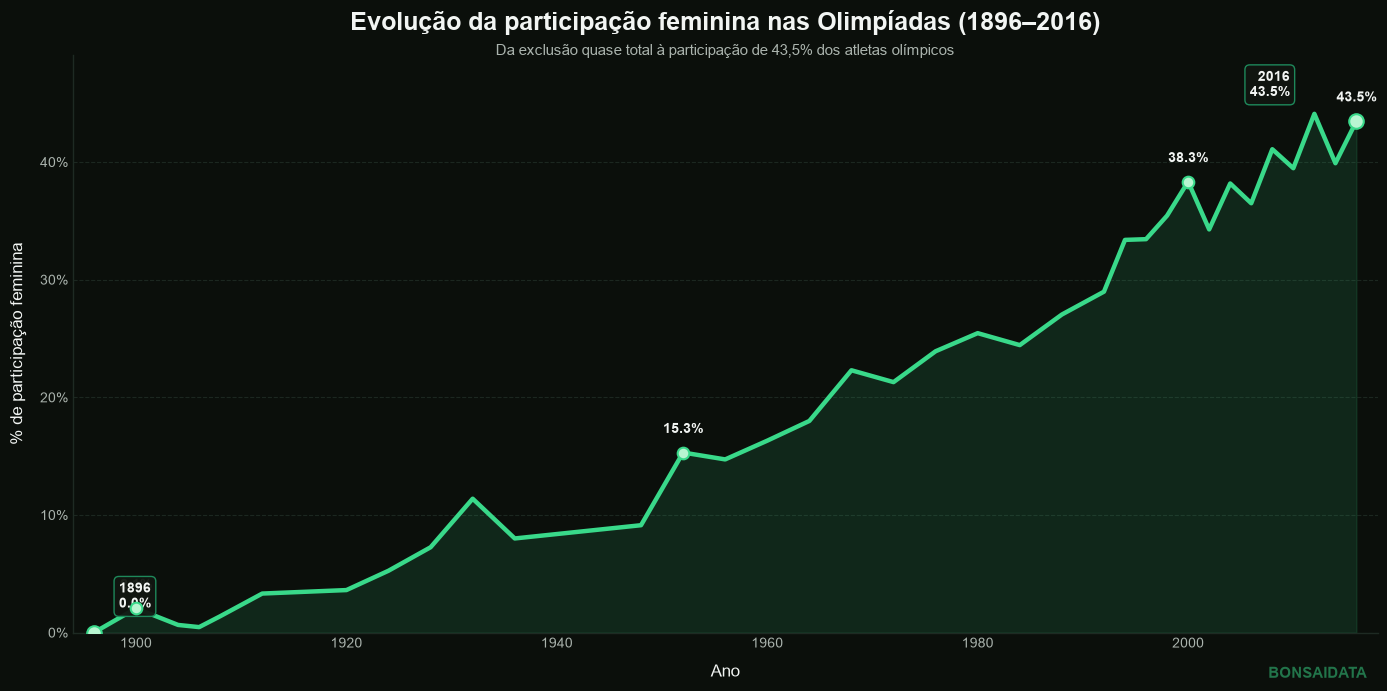
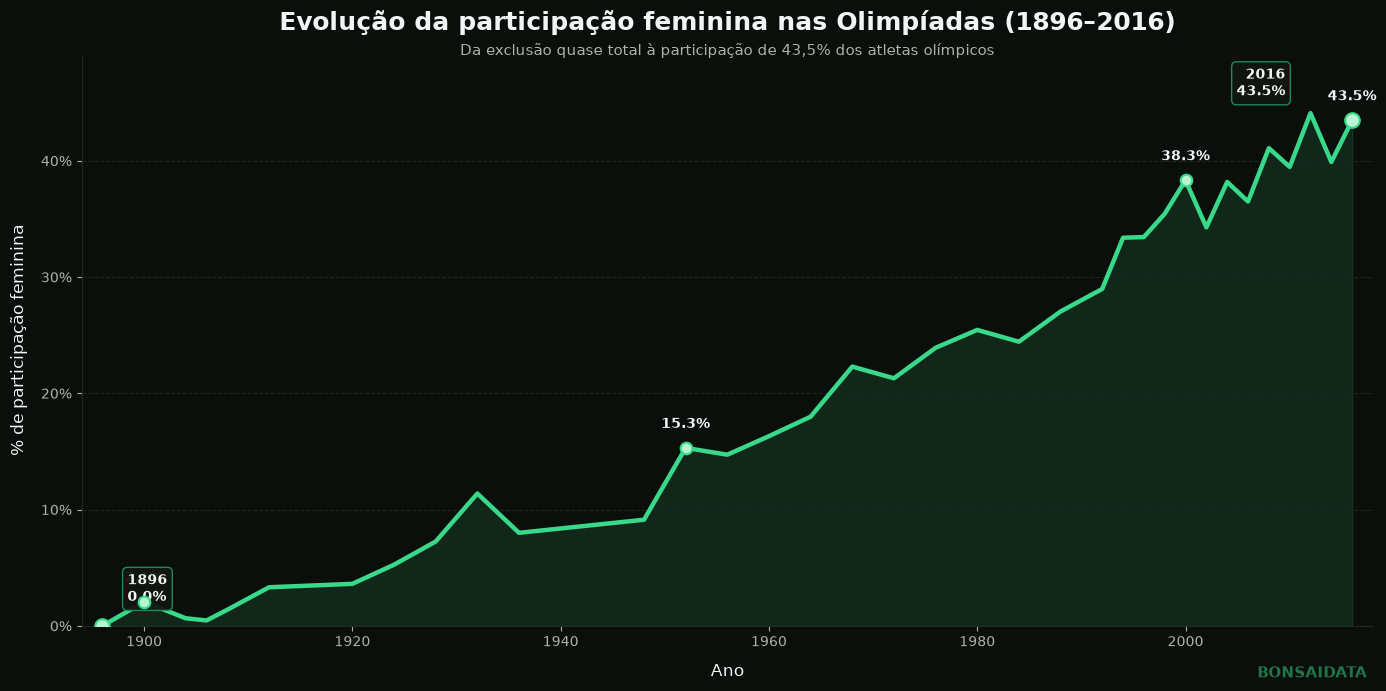
Unified diff of the notebook cell whose output changed from the first chart to the second:
--- before
+++ after
@@ -142,3 +142,9 @@
 )
 
+plt.savefig(
+    "../images/participacao_feminina.png",
+    dpi=300,
+    bbox_inches="tight"
+)
+
 plt.show()

Commit: Adicionando Markdown e adicionando imagem ao README